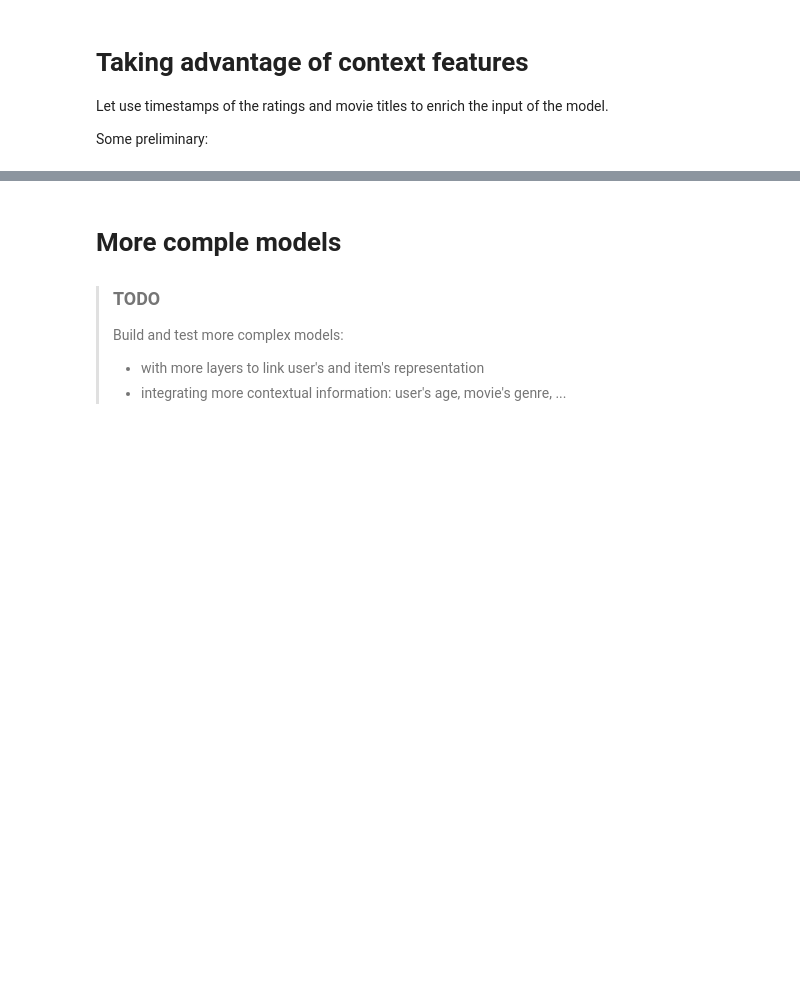
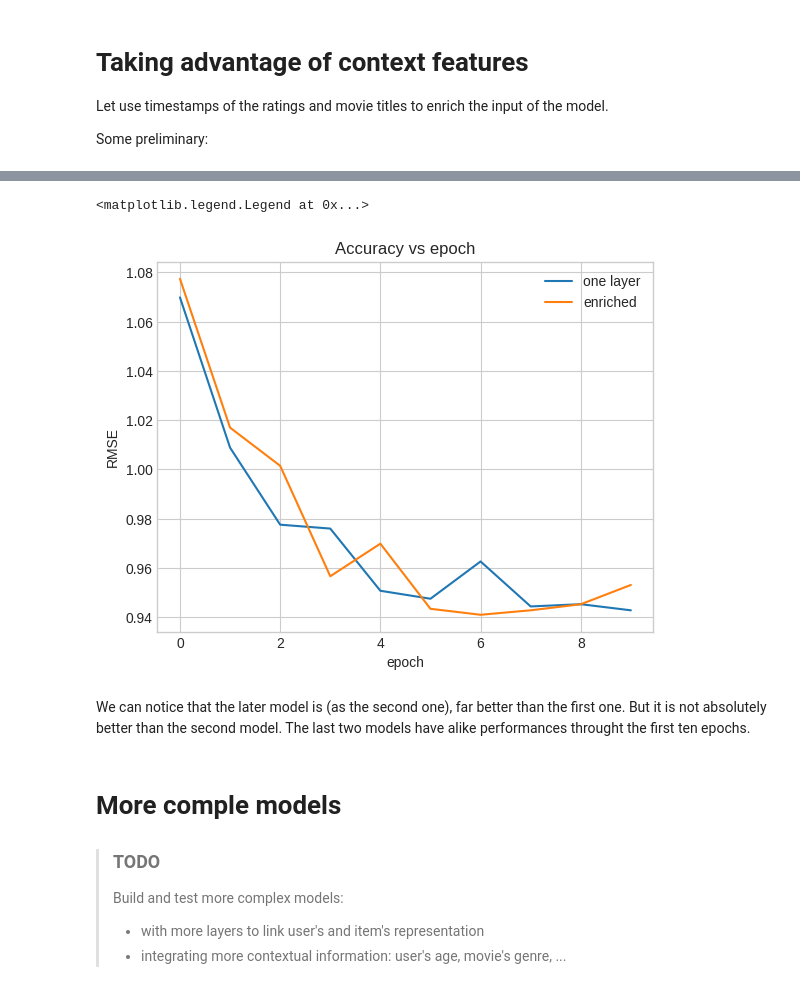
Before and after one commit to tommy-21/recommendation-systems-2, a Jupyter notebook: Tom-AGONNOUDE-NN_based_recommender_system.ipynb, the cells around one changed output, grey strips where cells are left out. Cells and saved outputs as stored; diff of their text form; code cells hidden in the pictures; blank space fills up the shorter version.

```diff
--- a/Tom-AGONNOUDE-NN_based_recommender_system.ipynb
+++ b/Tom-AGONNOUDE-NN_based_recommender_system.ipynb
@@ -200,12 +272,16 @@ class OneLayerRankingModel(tf.keras.Model):
     ])
 
     # Compute predictions.
-    self.ratings = # TODO here
+    self.ratings = tf.keras.Sequential([
+        tf.keras.layers.Dense(64, activation="relu"),
+        tf.keras.layers.Dense(1)
+    ])
+
 
   def call(self, features: Dict[str, tf.Tensor]) -> tf.Tensor:
     user_embedding = self.user_embeddings(features["user_id"])
     movie_embedding = self.movie_embeddings(features["movie_title"])
 
-    return self.ratings(# TODO here. Note keras.layer.Dot was taking a tuple as input, now your model takes something else. Useful tool: tf.concat
+    return self.ratings(tf.concat([user_embedding, movie_embedding], axis=1))
 # %%
 OneLayerRankingModel()({"user_id": ["42"], "movie_title":["One Flew Over the Cuckoo's Nest (1975)"]})
@@ -347,3 +485,15 @@ plt.legend()
+# %%
+plt.plot(one_layer_model_history.history["val_root_mean_squared_error"], label="one layer")
+plt.plot(enriched_model_history.history["val_root_mean_squared_error"], label="enriched")
+plt.title("Accuracy vs epoch")
+plt.xlabel("epoch")
+plt.ylabel("RMSE")
+plt.legend()
+# %% [output]
+<matplotlib.legend.Legend at 0x...>
+[figure, added]
+# %% [markdown]
+We can notice that the later model is (as the second one), far better than the first one. But it is not absolutely better than the second model. The last two models have alike performances throught the first ten epochs.
 # %% [markdown]
 # More comple models
 
```
Also changed, not shown: parts of 38 cells of this notebook, 2 other files.
